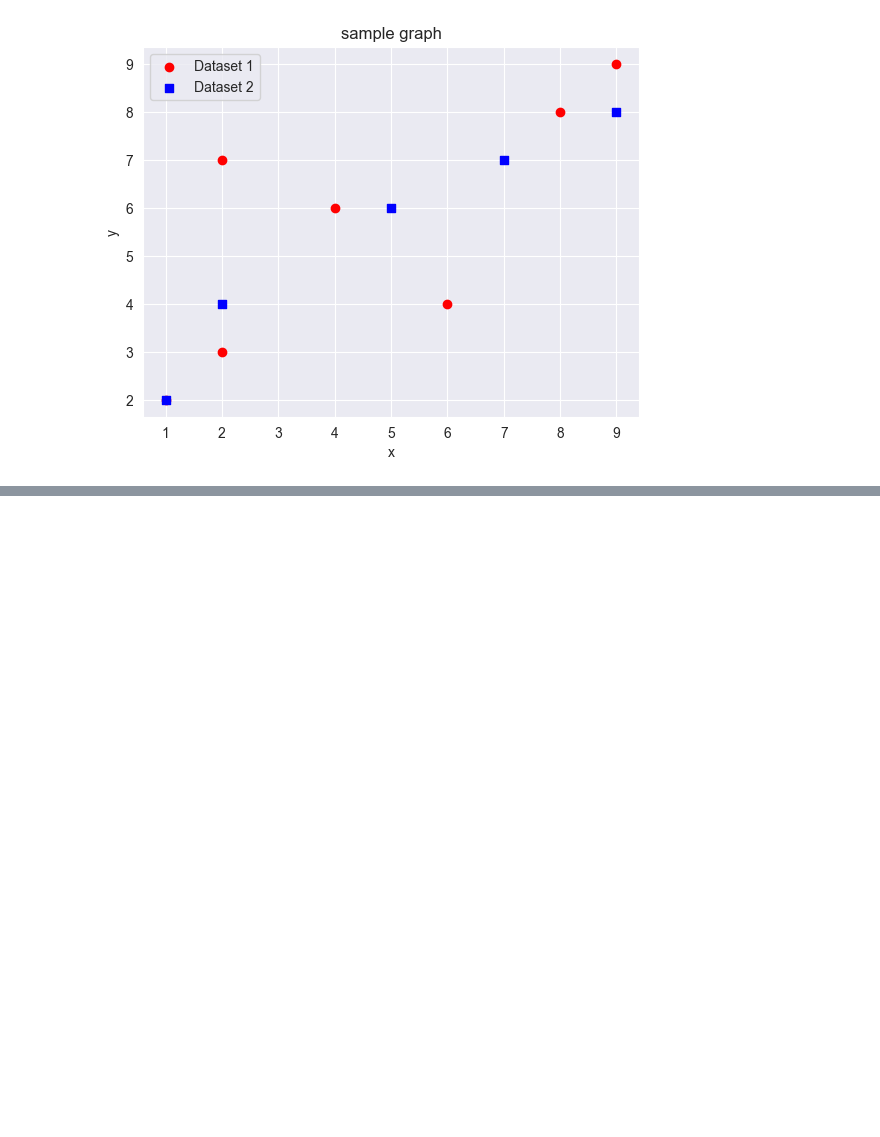
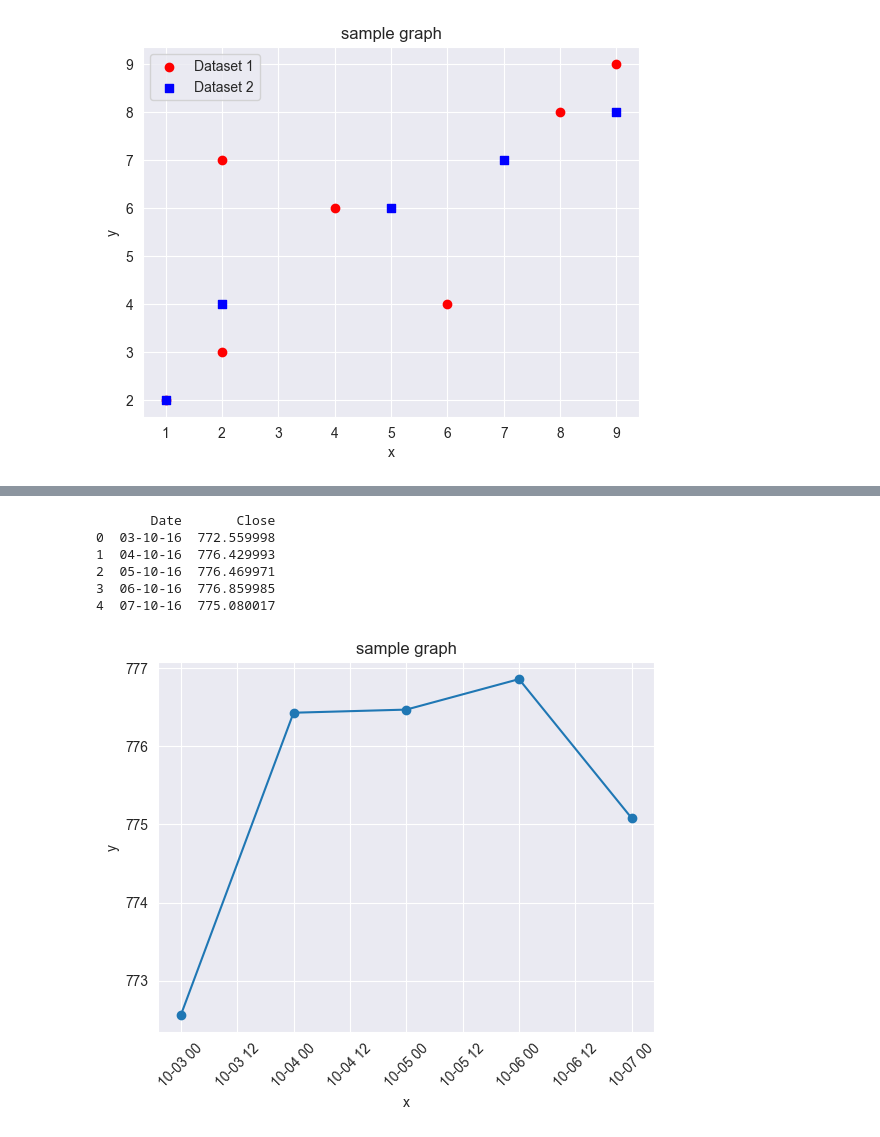
Before and after one commit to gpgaikwad576/DAIAugust2025, a Jupyter notebook: DA/Pankaj/assigs/assig4_2.ipynb, the cells around one changed output, grey strips where cells are left out. Cells and saved outputs as stored; diff of their text form; code cells hidden in the pictures; blank space fills up the shorter version.

```diff
--- a/DA/Pankaj/assigs/assig4_2.ipynb
+++ b/DA/Pankaj/assigs/assig4_2.ipynb
@@ -172,0 +175,30 @@ plt.show()
+# %%
+from io import StringIO
+
+# Sample data
+data ='''
+Date,Close
+03-10-16,772.559998
+04-10-16,776.429993
+05-10-16,776.469971
+06-10-16,776.859985
+07-10-16,775.080017
+'''
+df = pd.read_csv(StringIO(data))
+print(df)
+df['Date'] = pd.to_datetime(df['Date'],format = '%d-%m-%y')
+plt.plot(df['Date'],df['Close'])
+plt.scatter(df['Date'],df['Close'],)
+plt.title('sample graph')
+plt.xlabel('x')
+plt.xticks(rotation = 45)
+plt.ylabel('y')
+plt.show()
+# %% [output]
+       Date       Close
+0  03-10-16  772.559998
+1  04-10-16  776.429993
+2  05-10-16  776.469971
+3  06-10-16  776.859985
+4  07-10-16  775.080017
+[figure, added]
```
Also changed, not shown: parts of 5 cells of this notebook, 5 other files.
